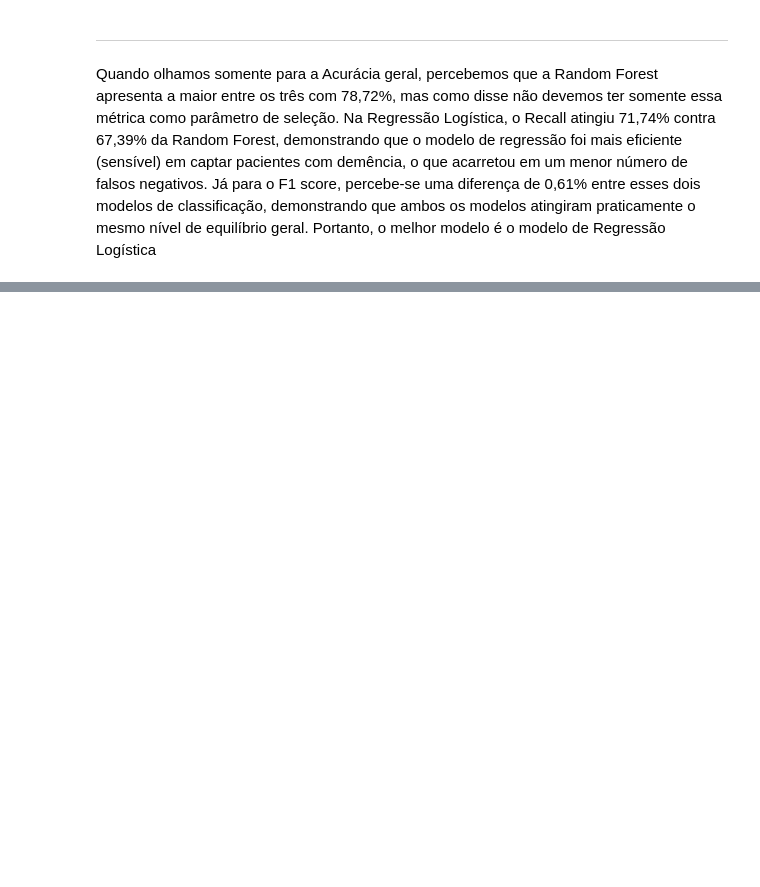
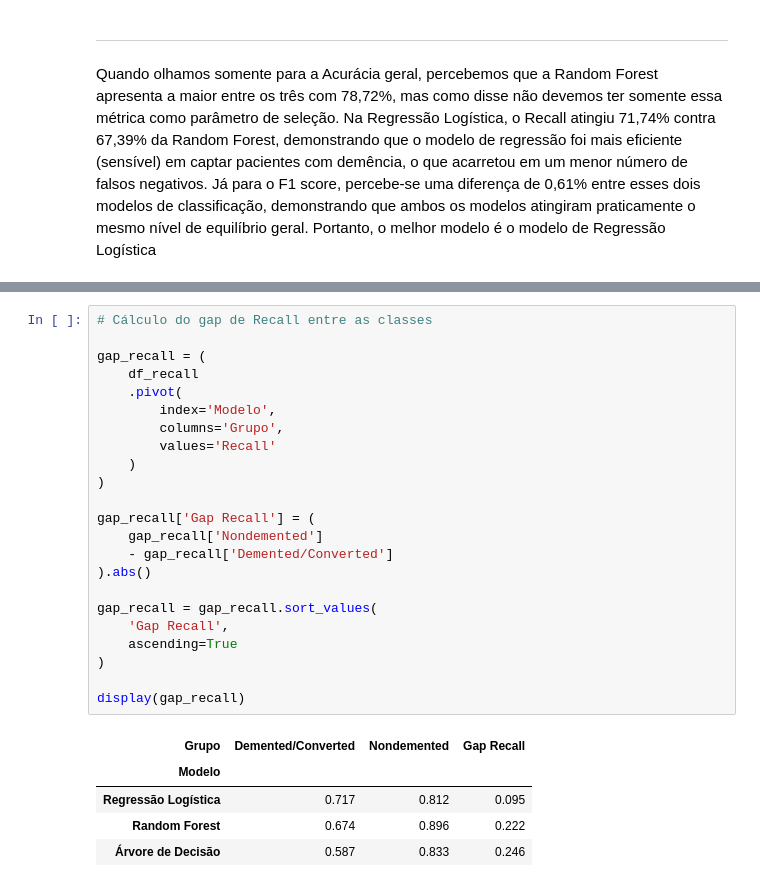
Before and after one commit to Squad-Nina-da-Hora/wmc-desafio-previsao-demencia, a Jupyter notebook: analise.ipynb, the cells around one changed output, grey strips where cells are left out. Cells and saved outputs as stored; diff of their text form; blank space fills up the shorter version.

```diff
--- a/analise.ipynb
+++ b/analise.ipynb
@@ -576,0 +824,29 @@ Portanto, o melhor modelo é o modelo de Regressão Logística
+# %%
+# Cálculo do gap de Recall entre as classes
+
+gap_recall = (
+    df_recall
+    .pivot(
+        index='Modelo',
+        columns='Grupo',
+        values='Recall'
+    )
+)
+
+gap_recall['Gap Recall'] = (
+    gap_recall['Nondemented']
+    - gap_recall['Demented/Converted']
+).abs()
+
+gap_recall = gap_recall.sort_values(
+    'Gap Recall',
+    ascending=True
+)
+
+display(gap_recall)
+# %% [output]
+| Grupo | Demented/Converted | Nondemented | Gap Recall |
+| Modelo |  |  |  |
+| Regressão Logística | 0.717 | 0.812 | 0.095 |
+| Random Forest | 0.674 | 0.896 | 0.222 |
+| Árvore de Decisão | 0.587 | 0.833 | 0.246 |
```
Also changed, not shown: parts of 47 cells of this notebook.
